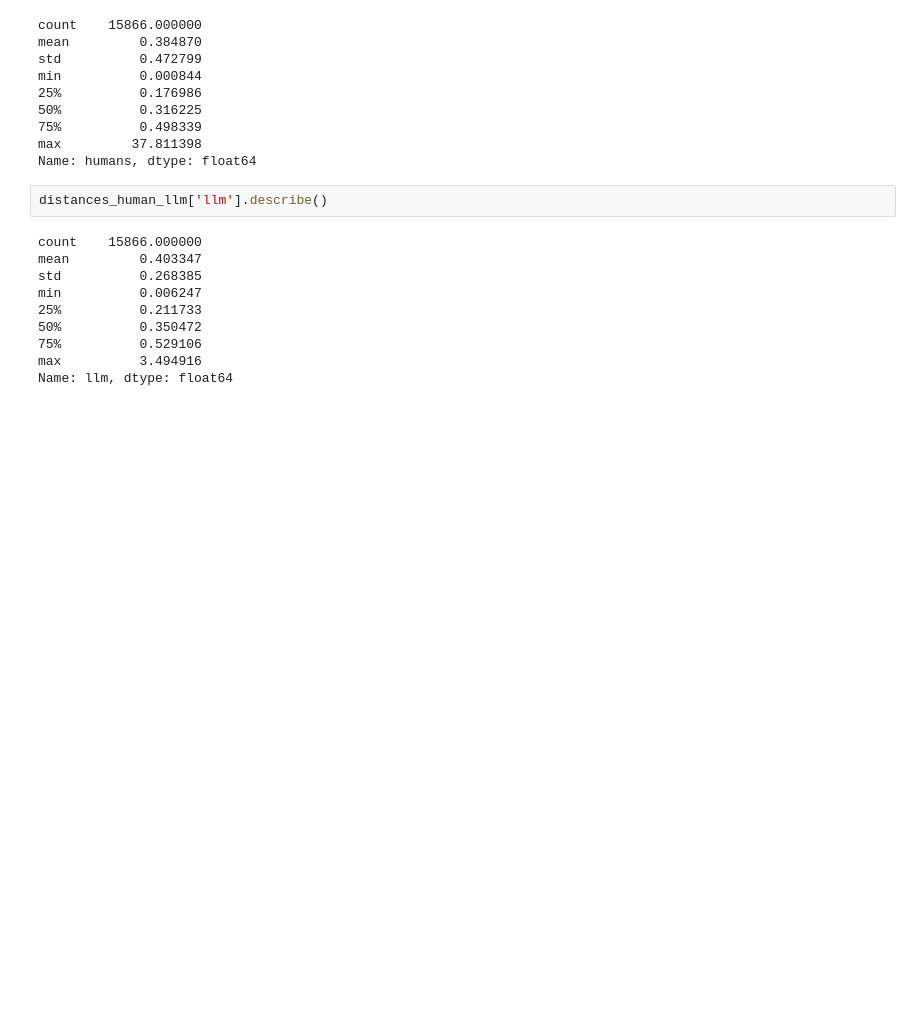
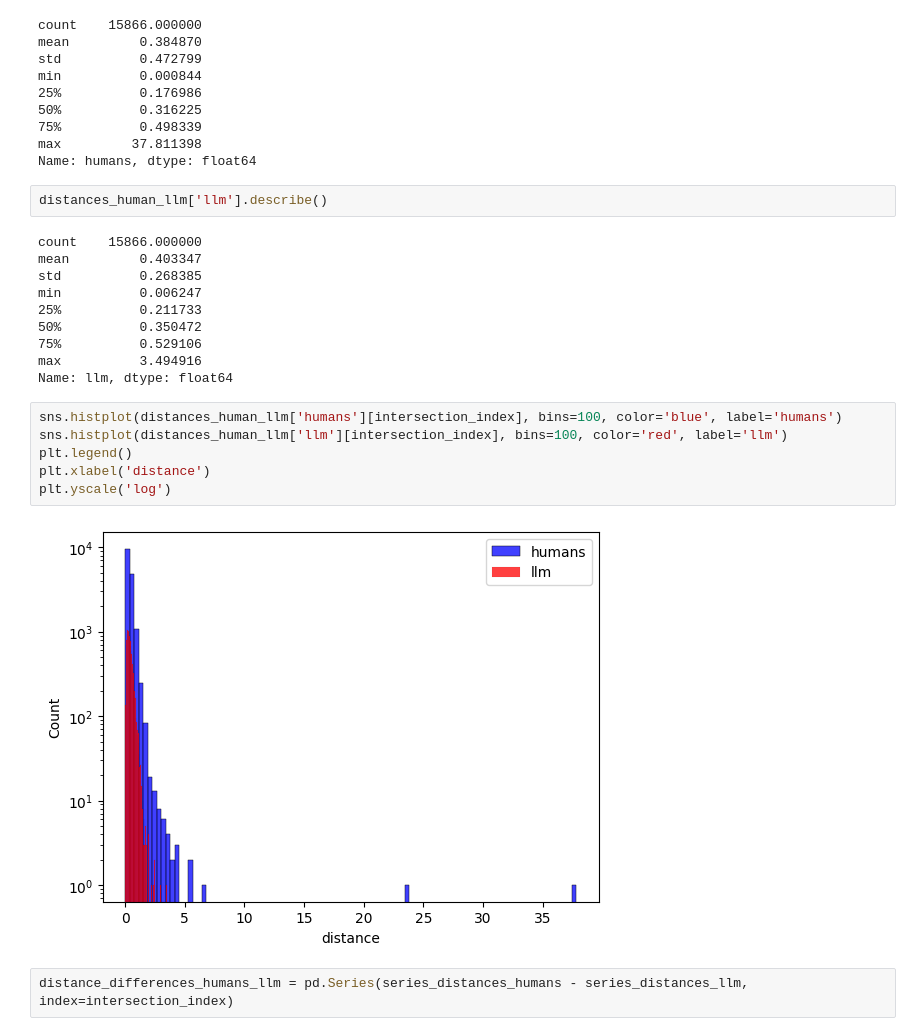
Before and after one commit to epfl-ada/ada-2024-project-adaspeedia, a Jupyter notebook: results.ipynb, the cells around one changed output. Drawn from its saved outputs; the diff is of its cells as text; blank space fills up the shorter version.

```diff
--- a/results.ipynb
+++ b/results.ipynb
@@ -227,3 +213,13 @@ min          0.006247
 75%          0.529106
 max          3.494916
 Name: llm, dtype: float64
+# %%
+sns.histplot(distances_human_llm['humans'][intersection_index], bins=100, color='blue', label='humans')
+sns.histplot(distances_human_llm['llm'][intersection_index], bins=100, color='red', label='llm')
+plt.legend()
+plt.xlabel('distance')
+plt.yscale('log')
+# %% [output]
+[figure, added]
+# %%
+distance_differences_humans_llm = pd.Series(series_distances_humans - series_distances_llm, index=intersection_index)
```
Also changed, not shown: parts of 16 cells of this notebook, 3 other files.
